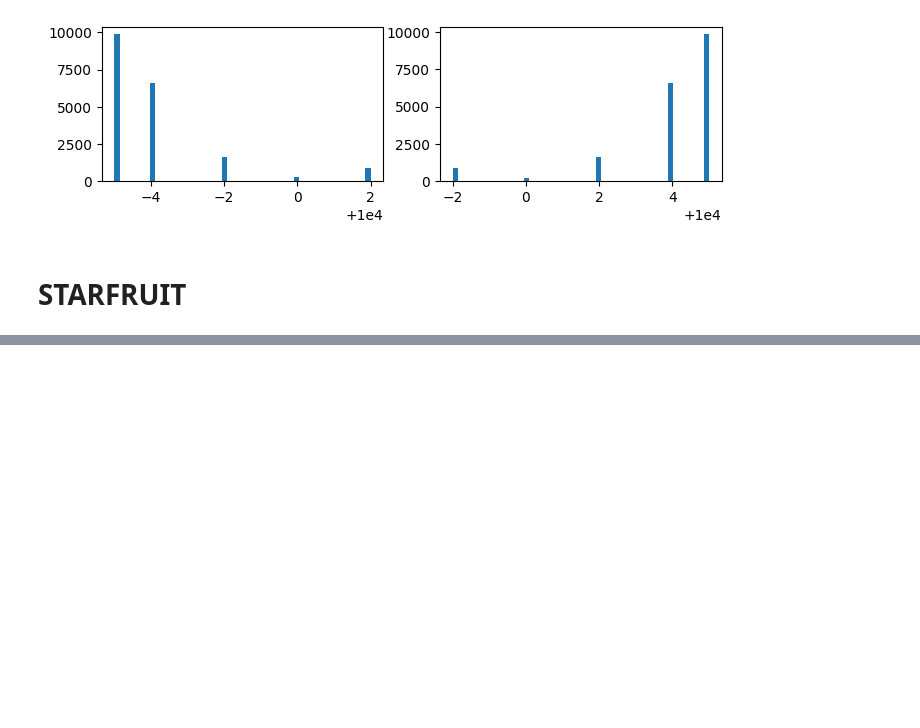
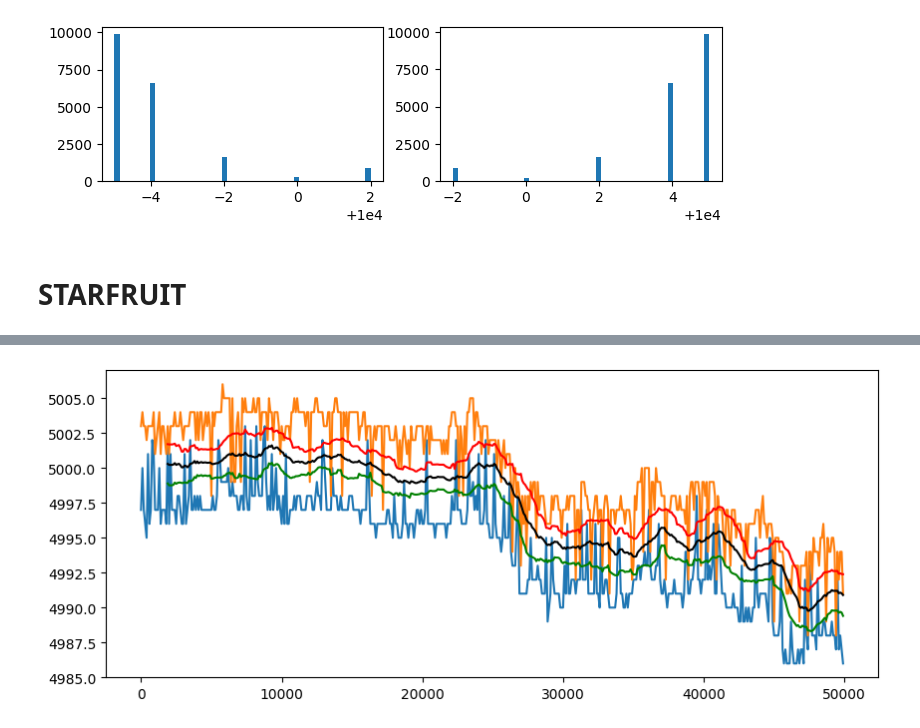
Before and after one commit to aemilani/imc-prosperity-2, a Jupyter notebook: round_1.ipynb, the cells around one changed output, grey strips where cells are left out. Saved outputs shown, nothing was run; the diff lists cells and outputs as text; code cells hidden in the pictures; blank space fills up the shorter version.

```diff
--- a/round_1.ipynb
+++ b/round_1.ipynb
@@ -187,0 +168,16 @@ plt.show()
+# %%
+bid = ps1['bid_price_1']
+ask = ps1['ask_price_1']
+thr_h = ps1['mid_price'].rolling(20).mean() + 1 * ps1['mid_price'].rolling(20).std()
+thr_l = ps1['mid_price'].rolling(20).mean() - 1 * ps1['mid_price'].rolling(20).std()
+thr_mid = (thr_h + thr_l) / 2
+
+plt.figure(figsize=(10, 4))
+plt.plot(bid.iloc[:500])
+plt.plot(ask.iloc[:500])
+plt.plot(thr_h.iloc[:500], c='r')
+plt.plot(thr_l.iloc[:500], c='g')
+plt.plot(thr_mid.iloc[:500], c='k')
+plt.show()
+# %% [output]
+[figure, added]
```
Also changed, not shown: parts of 6 cells of this notebook, 1 other file.
